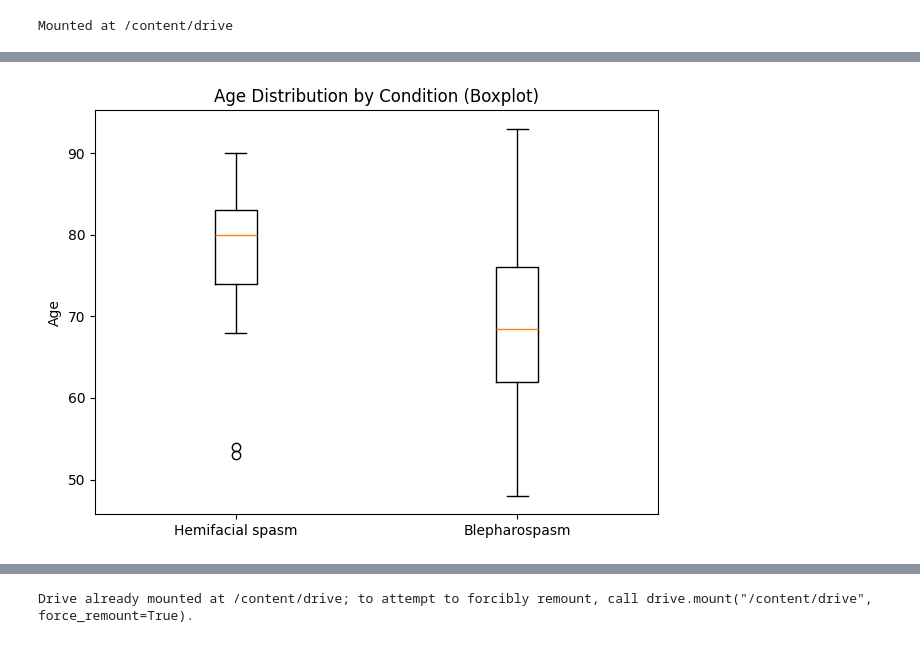
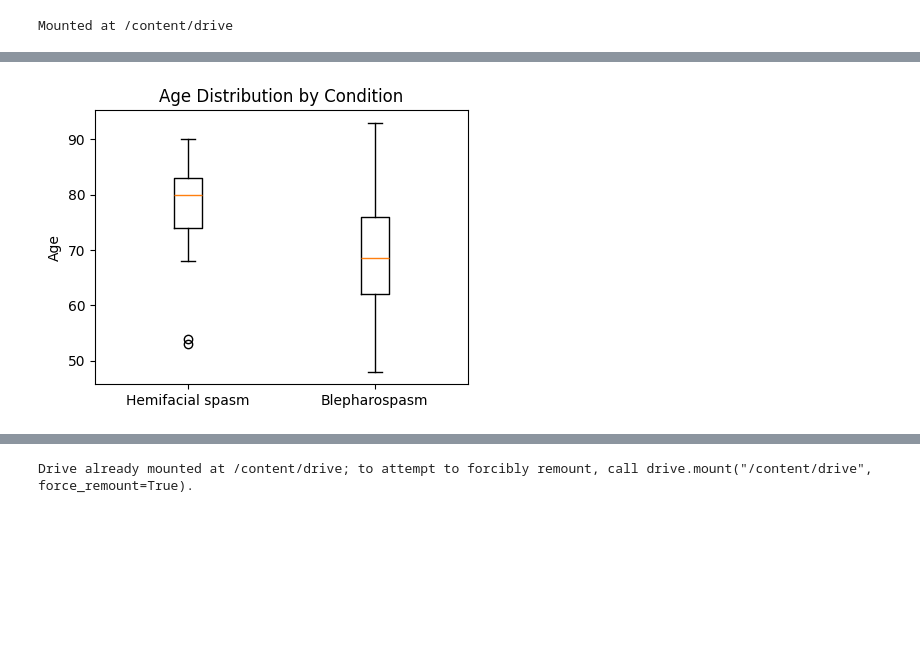
Before and after one commit to ykitaguchi77/statistics_for_articles, a Jupyter notebook: Blepharospasm_sensory_trick.ipynb, the cells around one changed output, grey strips where cells are left out. Drawn from its saved outputs; the diff is of its cells as text; code cells hidden in the pictures; blank space fills up the shorter version.

```diff
--- a/Blepharospasm_sensory_trick.ipynb
+++ b/Blepharospasm_sensory_trick.ipynb
@@ -15,50 +15,79 @@ import scipy.stats as stats
 import matplotlib.pyplot as plt
 import re
 
-# Load the dataset
+# ------------------------------
+# データ読み込み
+# ------------------------------
 file_path = "/content/drive/MyDrive/発表/2025神経眼科学会/知覚トリックの頻度調査.xlsx"
 df = pd.read_excel(file_path, sheet_name='Data')
 
-# Filter Type 0 & 1 and ensure required columns
-df_filtered = df[['Type', 'Age', 'Sex']].dropna(subset=['Type', 'Age', 'Sex'])
-df_filtered = df_filtered[df_filtered['Type'].isin([0, 1])]
-
-# Map to condition and sex labels
+# ------------------------------
+# 対象抽出（Type 0 と 1）
+# ------------------------------
+df_filtered = (
+    df[['Type', 'Age', 'Sex']]
+      .dropna(subset=['Type', 'Age', 'Sex'])
+      .query("Type in [0, 1]")
+      .copy()
+)
 condition_map = {0: 'Hemifacial spasm', 1: 'Blepharospasm'}
-sex_map = {0: 'Male', 1: 'Female'}
+sex_map       = {0: 'Male', 1: 'Female'}
 df_filtered['Condition'] = df_filtered['Type'].map(condition_map)
 df_filtered['Sex_label'] = df_filtered['Sex'].map(sex_map)
 
+# ==========================================================
+# Ⅰ. 生の統計値 ------------------------------------------------
+# ==========================================================
+# 1) 年齢の記述統計（群別）
+age_desc = (
+    df_filtered.groupby('Condition')['Age']
+               .describe()
+               .rename(columns={'50%':'Median'})
+               .round(2)
+)
+
+# 2) 年齢 IQR を追加
+age_desc['IQR'] = (age_desc['75%'] - age_desc['25%']).round(2)
+
+# 3) 性別クロス集計（カウントと％）
+sex_counts = pd.crosstab(df_filtered['Condition'], df_filtered['Sex_label'])
+sex_pct    = (sex_counts.div(sex_counts.sum(axis=1), axis=0)*100
+              ).round(1).add_suffix(' (%)')
+sex_table  = pd.concat([sex_counts, sex_pct], axis=1)
+
+# 4) 群間検定
+#    年齢：Mann-Whitney U
+u_stat, p_age = stats.mannwhitneyu(
+    df_filtered.loc[df_filtered['Condition']=='Hemifacial spasm','Age'],
+    df_filtered.loc[df_filtered['Condition']=='Blepharospasm','Age'],
+    alternative='two-sided'
+)
+#    性別：χ²
+chi2_stat, chi2_p, _, _ = stats.chi2_contingency(sex_counts)
+
 # ------------------------------
-# Sex distribution table
+# 文字出力
 # ------------------------------
-sex_counts = pd.crosstab(df_filtered['Condition'], df_filtered['Sex_label'])
-sex_pct = (sex_counts.div(sex_counts.sum(axis=1), axis=0) * 100).round(1)
-sex_table = pd.concat([sex_counts, sex_pct.add_suffix(' (%)')], axis=1)
+print('\n=== Age Descriptive Statistics ===')
+print(age_desc[['count','mean','Median','std','IQR']])
 
+print('\n=== Sex Distribution (counts & %) ===')
 print(sex_table)
 
-# ------------------------------
-# Statistical tests
-# ------------------------------
-# Age: Mann-Whitney U
-ages_hfs = df_filtered[df_filtered['Condition'] == 'Hemifacial spasm']['Age']
-ages_bep = df_filtered[df_filtered['Condition'] == 'Blepharospasm']['Age']
-u_stat, p_age = stats.mannwhitneyu(ages_hfs, ages_bep, alternative='two-sided')
+print('\n=== Group Comparison Tests ===')
+print(f'Age  (Mann–Whitney U) : U = {u_stat:.1f}, p = {p_age:.4f}')
+print(f'Sex  (Chi-square)    : χ² = {chi2_stat:.2f}, p = {chi2_p:.4f}')
 
-# Sex: Chi-square test
-chi2_stat, chi2_p, _, _ = stats.chi2_contingency(sex_counts)
-
-print(f"Age (Mann–Whitney U): U = {u_stat:.1f}, p = {p_age:.4f}")
-print(f"Sex (Chi‑square): χ² = {chi2_stat:.2f}, p = {chi2_p:.4f}")
-
-# Boxplot
-plt.figure()
+# ==========================================================
+# Ⅱ. グラフ（箱ひげ図） --------------------------------------
+# ==========================================================
+plt.figure(figsize=(4.5,3.5))
 conditions_order = ['Hemifacial spasm', 'Blepharospasm']
-box_data = [df_filtered[df_filtered['Condition'] == c]['Age'] for c in conditions_order]
+box_data = [df_filtered.loc[df_filtered['Condition']==c, 'Age']
+            for c in conditions_order]
 plt.boxplot(box_data, labels=conditions_order, showfliers=True)
 plt.ylabel('Age')
-plt.title('Age Distribution by Condition (Boxplot)')
+plt.title('Age Distribution by Condition')
 plt.tight_layout()
 plt.show()
 # %% [output]
@@ -71,4 +109,4 @@ Sex (Chi‑square): χ² = 0.04, p = 0.8472
-[figure, old version]
+[figure, new version]
 # %%
 # Clean column names (strip leading/trailing spaces)
 df.columns = df.columns.str.strip()
```
Also changed, not shown: parts of 1 cell of this notebook.
